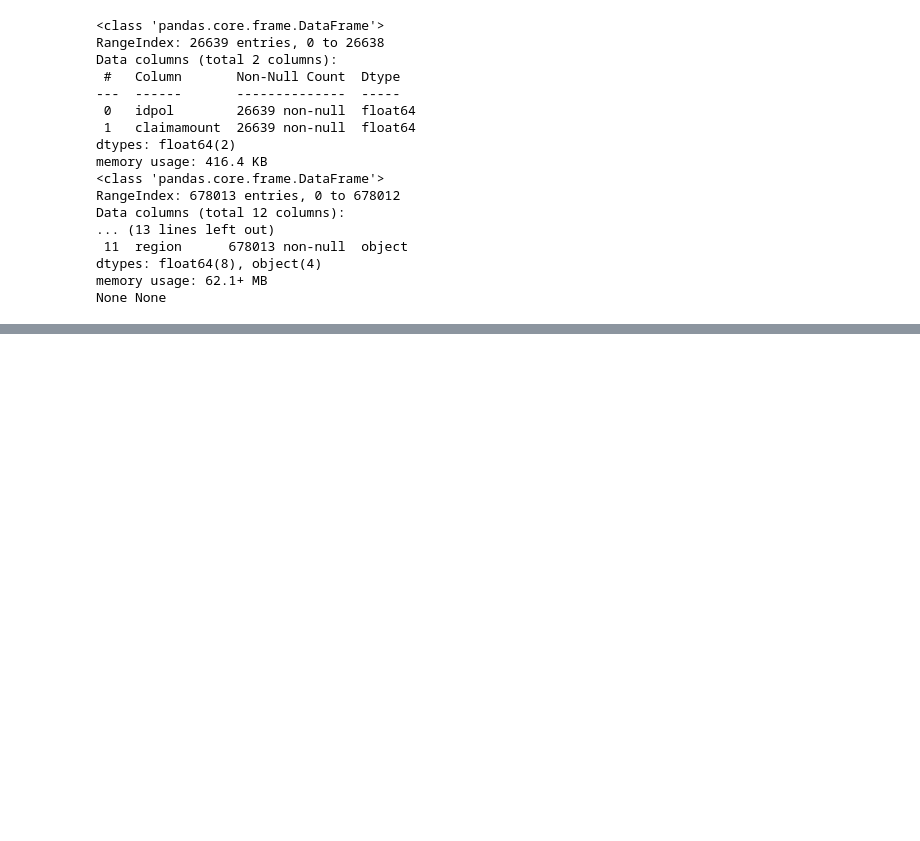
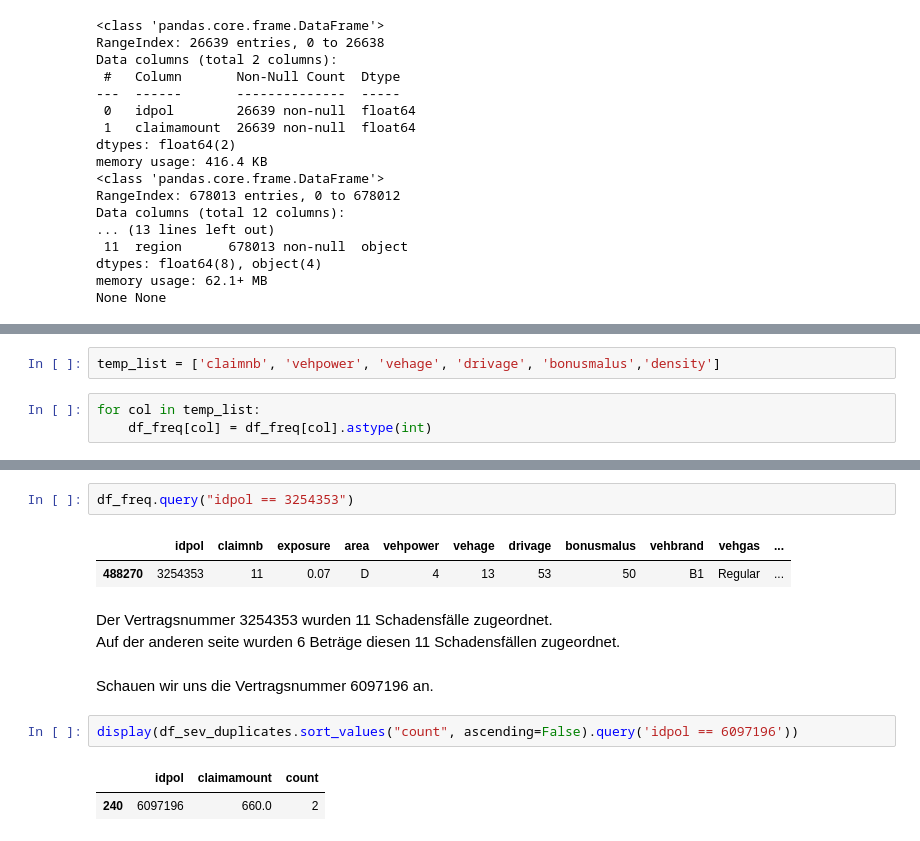
Before and after one commit to bjzim/mtpl2, a Jupyter notebook: 1-EDA.ipynb, the cells around one changed output, grey strips where cells are left out. Cells and saved outputs as stored; diff of their text form; blank space fills up the shorter version.

```diff
--- a/1-EDA.ipynb
+++ b/1-EDA.ipynb
@@ -119,0 +167,5 @@ df_freq.head(5)
+# %%
+temp_list = ['claimnb', 'vehpower', 'vehage', 'drivage', 'bonusmalus','density']
+# %%
+for col in temp_list:
+    df_freq[col] = df_freq[col].astype(int)
@@ -119,0 +273,15 @@ df_freq.head(5)
+# %%
+df_freq.query("idpol == 3254353")
+# %% [output]
+|  | idpol | claimnb | exposure | area | vehpower | vehage | drivage | bonusmalus | vehbrand | vehgas | ... |
+| 488270 | 3254353 | 11 | 0.07 | D | 4 | 13 | 53 | 50 | B1 | Regular | ... |
+# %% [markdown]
+Der Vertragsnummer 3254353 wurden 11 Schadensfälle zugeordnet.
+Auf der anderen seite wurden 6 Beträge diesen 11 Schadensfällen zugeordnet.
+# %% [markdown]
+Schauen wir uns die Vertragsnummer 6097196 an.
+# %%
+display(df_sev_duplicates.sort_values("count", ascending=False).query('idpol == 6097196'))
+# %% [output]
+|  | idpol | claimamount | count |
+| 240 | 6097196 | 660.0 | 2 |
```
Also changed, not shown: parts of 39 cells of this notebook.
